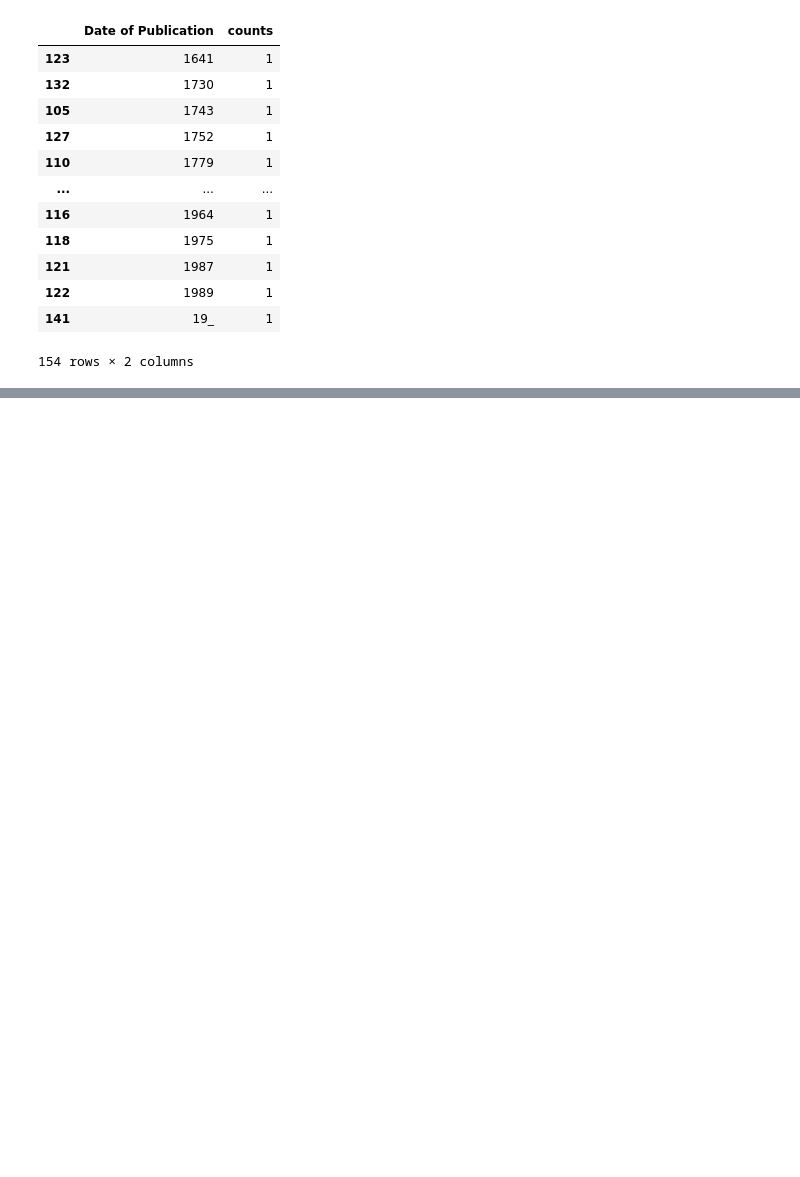
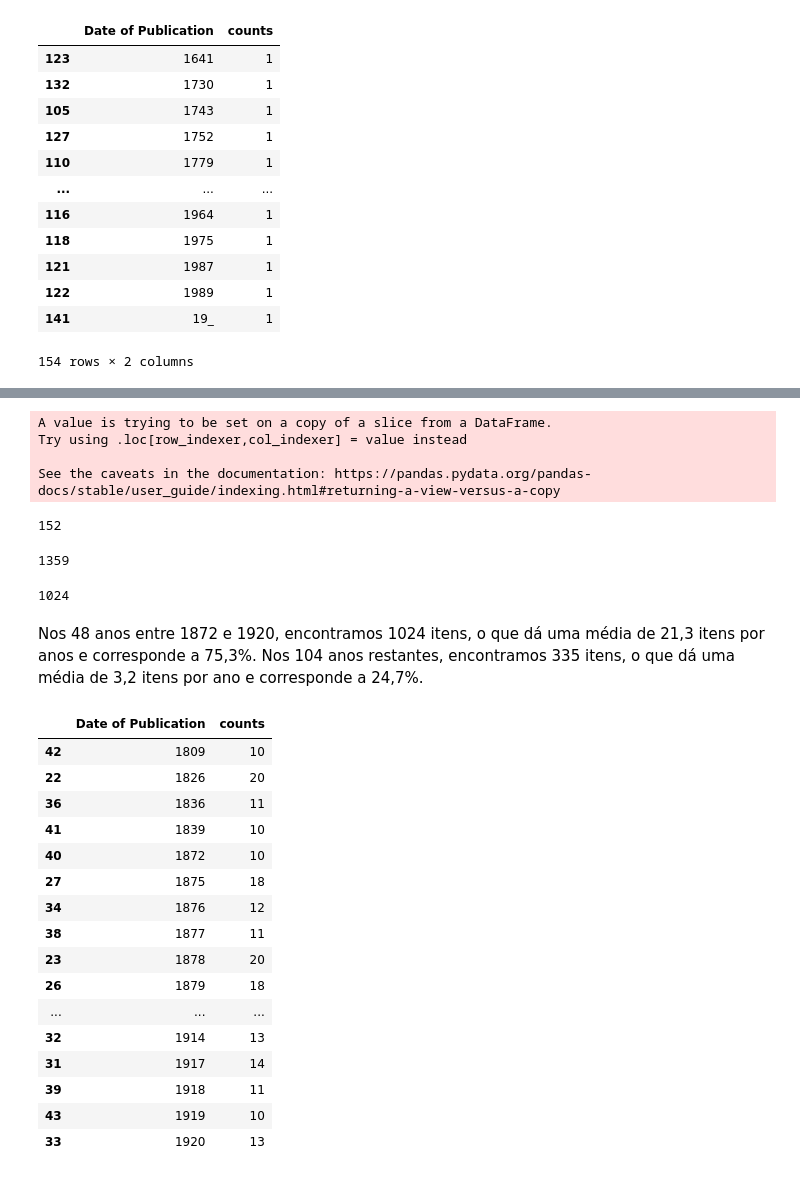
Before and after one commit to ericbrasiln/hemdig-framework, a Jupyter notebook: repositorios/BND-PT/pandas/analise_bnp.ipynb, the cells around one changed output, grey strips where cells are left out. Drawn from its saved outputs; the diff is of its cells as text; code cells hidden in the pictures; blank space fills up the shorter version.

```diff
--- a/repositorios/BND-PT/pandas/analise_bnp.ipynb
+++ b/repositorios/BND-PT/pandas/analise_bnp.ipynb
@@ -190,0 +232,25 @@ fig_03.show()
+# %%
+# transformar a coluna "Date of Publication" em inteiro
+df_periodical['Date of Publication'] = df_periodical['Date of Publication'].astype(int)
+# %% [output]
+A value is trying to be set on a copy of a slice from a DataFrame.
+Try using .loc[row_indexer,col_indexer] = value instead
+
+See the caveats in the documentation: https://pandas.pydata.org/pandas-docs/stable/user_guide/indexing.html#returning-a-view-versus-a-copy
+# %%
+# count unique values in column date of publication and sum them
+df_periodical['Date of Publication'].nunique()
+# %% [output]
+152
+# %%
+# count values in column date of publication and sum them
+df_periodical['Date of Publication'].count()
+# %% [output]
+1359
+# %%
+# count values between 1872 and 1920 and sum them
+df_periodical[(df_periodical['Date of Publication'] >= 1872) & (df_periodical['Date of Publication'] <= 1920)]['Date of Publication'].value_counts().sum()
+# %% [output]
+1024
+# %% [markdown]
+Nos 48 anos entre 1872 e 1920, encontramos 1024 itens, o que dá uma média de 21,3 itens por anos e corresponde a 75,3%. Nos 104 anos restantes, encontramos 335 itens, o que dá uma média de 3,2 itens por ano e corresponde a 24,7%.
@@ -190,0 +263,22 @@ fig_03.show()
+# %%
+# criar dataframe com as datas de publicação que contam apenas 10 ou mais publicações
+df_date_10 = df_date[df_date['counts'] >= 10]
+df_date_10
+# %% [output]
+|  | Date of Publication | counts |
+| 42 | 1809 | 10 |
+| 22 | 1826 | 20 |
+| 36 | 1836 | 11 |
+| 41 | 1839 | 10 |
+| 40 | 1872 | 10 |
+| 27 | 1875 | 18 |
+| 34 | 1876 | 12 |
+| 38 | 1877 | 11 |
+| 23 | 1878 | 20 |
+| 26 | 1879 | 18 |
+| ... | ... | ... |
+| 32 | 1914 | 13 |
+| 31 | 1917 | 14 |
+| 39 | 1918 | 11 |
+| 43 | 1919 | 10 |
+| 33 | 1920 | 13 |
```
Also changed, not shown: parts of 36 cells of this notebook.
